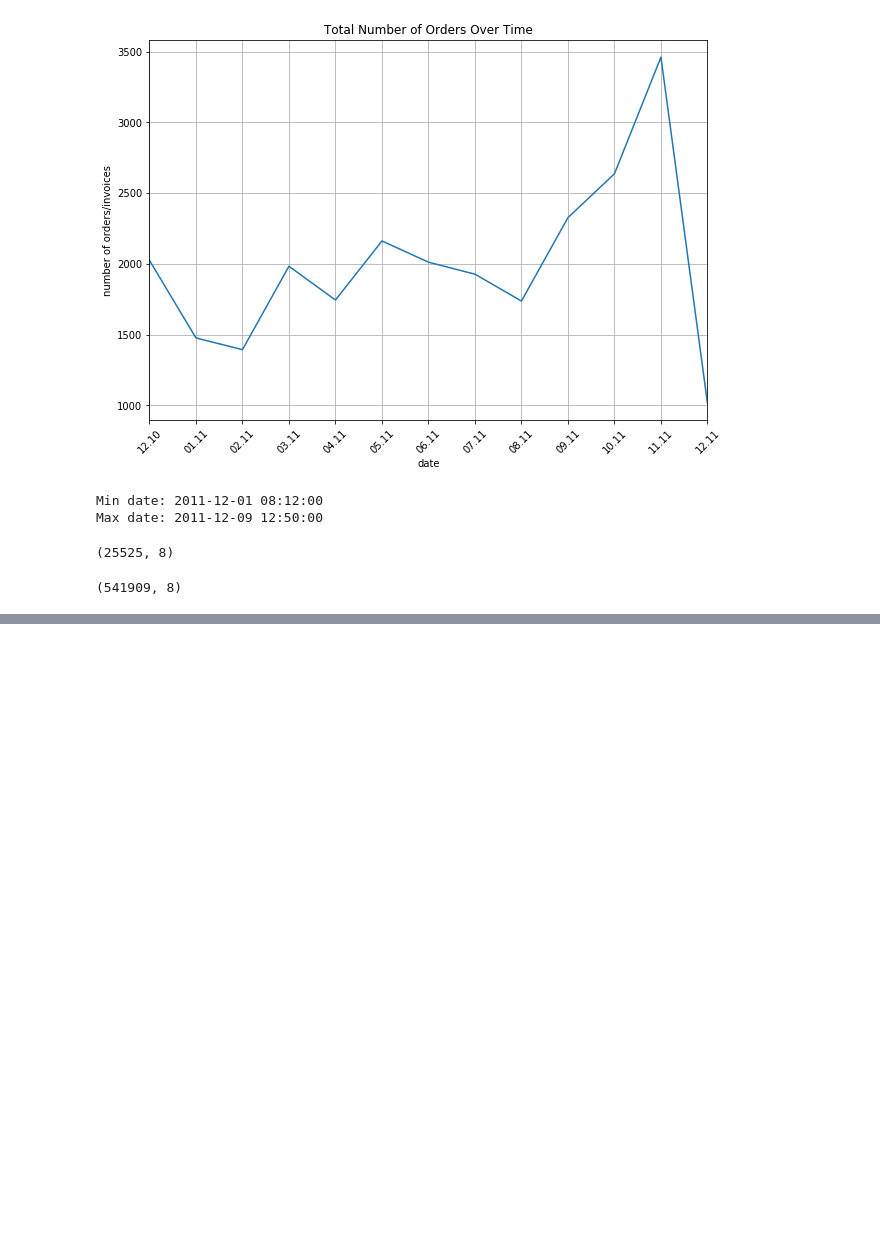
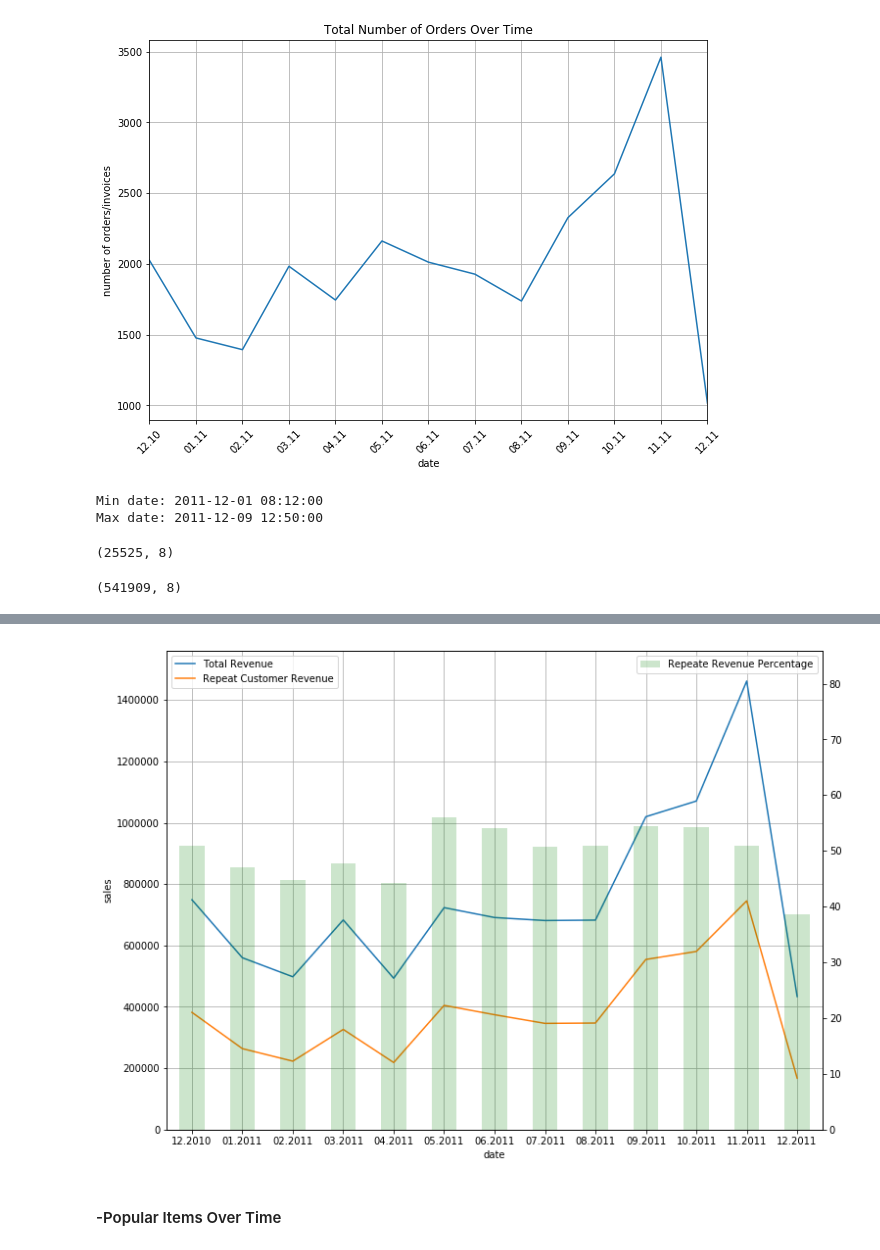
Before and after one commit to tehmeerali786/Hands-On-Data-Science-for-Marketing, a Jupyter notebook: Chapter 5 Product Analytics.ipynb, the cells around one changed output, grey strips where cells are left out. Cells and saved outputs as stored; diff of their text form; code cells hidden in the pictures; blank space fills up the shorter version.

```diff
--- a/Chapter 5 Product Analytics.ipynb
+++ b/Chapter 5 Product Analytics.ipynb
@@ -124,0 +392,8 @@ df.shape
+# %%
+monthly_rev_repeat_customers_df = invoice_customer_df.set_index('InvoiceDate').groupby([
+
+    pd.Grouper(freq='M'), 'CustomerID'
+
+]).filter(lambda x: len(x) > 1 ).resample('M').sum()['Sales']
+# %%
+monthly_rev_perc_repeat_customers_df = monthly_rev_repeat_customers_df/monthly_revenue_df * 100.00
@@ -124,0 +418,44 @@ df.shape
+# %%
+ax = pd.DataFrame(monthly_revenue_df.values).plot(
+
+    figsize=(12, 9)
+)
+
+pd.DataFrame(monthly_rev_repeat_customers_df.values).plot(
+ ax=ax,
+ grid=True
+)
+
+ax.set_xlabel('date')
+ax.set_ylabel('sales')
+ax.set_label('Total Revenue vs. Revenue from Repeat Customers')
+
+ax.legend(['Total Revenue', 'Repeat Customer Revenue'])
+
+ax.set_ylim([0, max(monthly_revenue_df.values) + 100000])
+
+ax2 = ax.twinx()
+
+pd.DataFrame(monthly_rev_perc_repeat_customers_df.values).plot(
+
+    ax=ax2,
+    kind='bar',
+    color='g',
+    alpha=0.2
+
+)
+
+ax2.set_ylim([0, max(monthly_rev_perc_repeat_customers_df.values) + 30])
+ax2.set_label('percentage (%)')
+ax2.legend(['Repeate Revenue Percentage'])
+
+ax2.set_xticklabels([
+
+    x.strftime('%m.%Y') for x in monthly_rev_perc_repeat_customers_df.index
+])
+
+plt.show()
+# %% [output]
+[figure, added]
+# %% [markdown]
+#### -Popular Items Over Time
```
Also changed, not shown: parts of 34 cells of this notebook.
